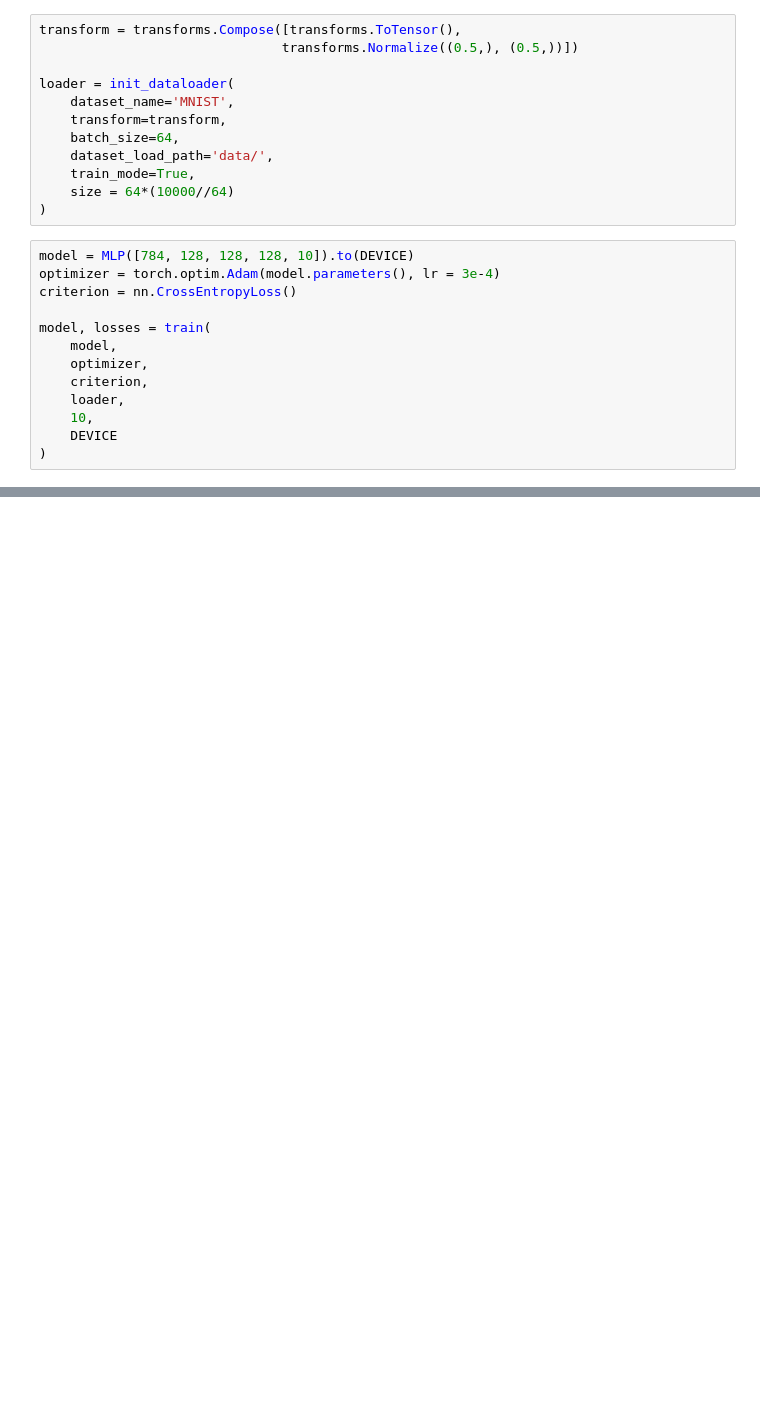
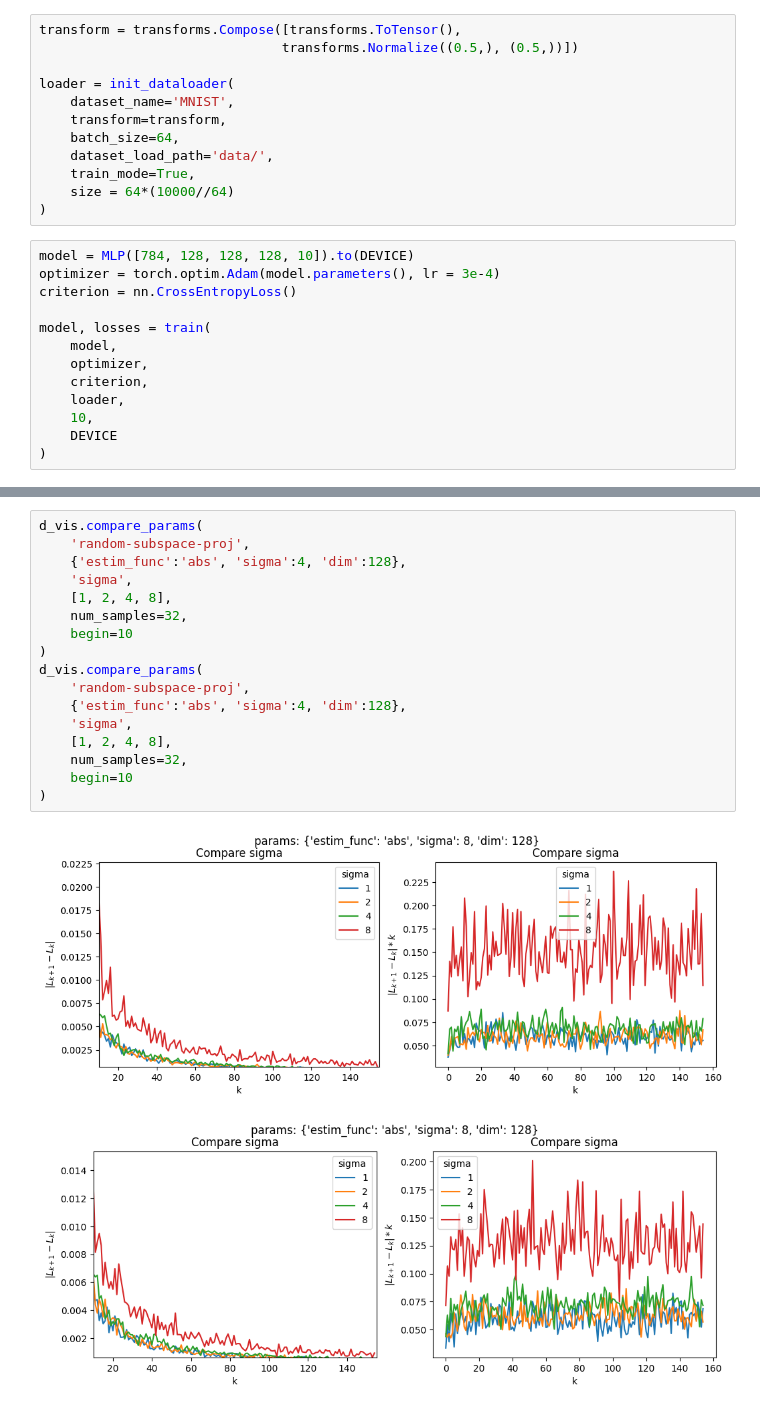
Before and after one commit to kisnikser/loss-landscape-scaling-law, a Jupyter notebook: delta_visualize.ipynb, the cells around one changed output, grey strips where cells are left out. Saved outputs shown, nothing was run; the diff lists cells and outputs as text; blank space fills up the shorter version.

```diff
--- a/delta_visualize.ipynb
+++ b/delta_visualize.ipynb
@@ -65,3 +87,23 @@ d_vis = DeltaCalcVisualizer(model, loader, criterion)
+# %%
+d_vis.compare_params(
+    'random-subspace-proj',
+    {'estim_func':'abs', 'sigma':4, 'dim':128},
+    'sigma',
+    [1, 2, 4, 8],
+    num_samples=32,
+    begin=10
+)
+d_vis.compare_params(
+    'random-subspace-proj',
+    {'estim_func':'abs', 'sigma':4, 'dim':128},
+    'sigma',
+    [1, 2, 4, 8],
+    num_samples=32,
+    begin=10
+)
+# %% [output]
+[figure, added]
+[figure, added]
 # %%
 d_vis.compare_params(
     'random-subspace-proj',
```
Also changed, not shown: parts of 10 cells of this notebook, 7 other files.
